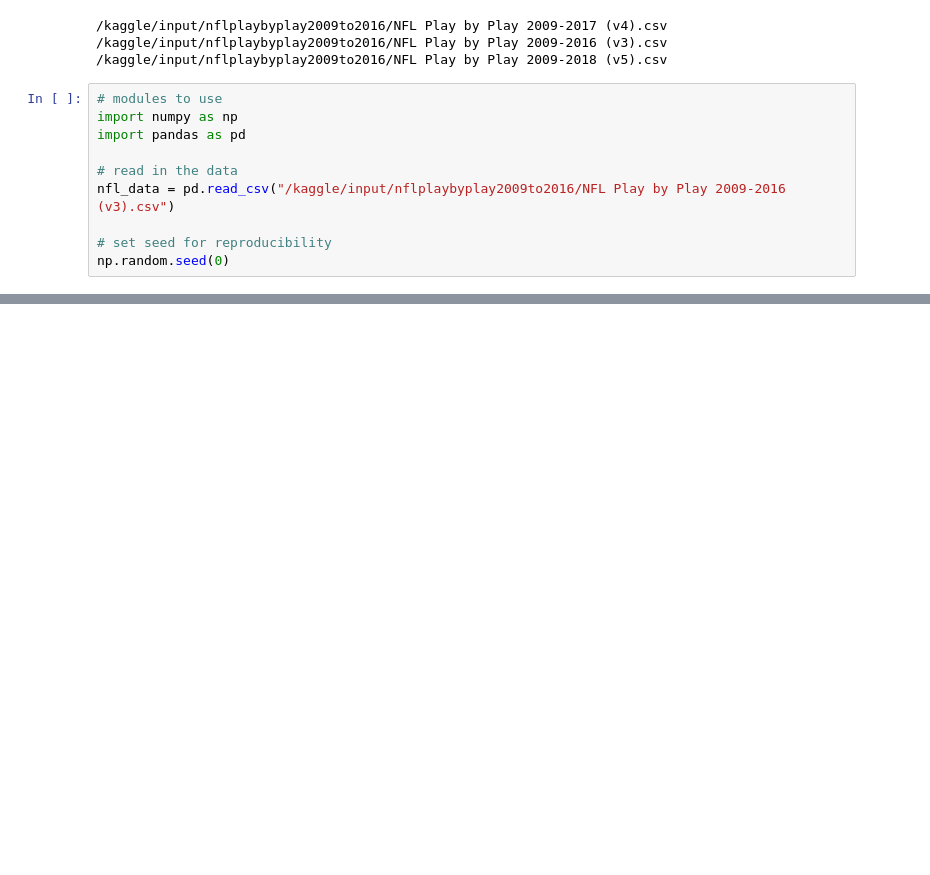
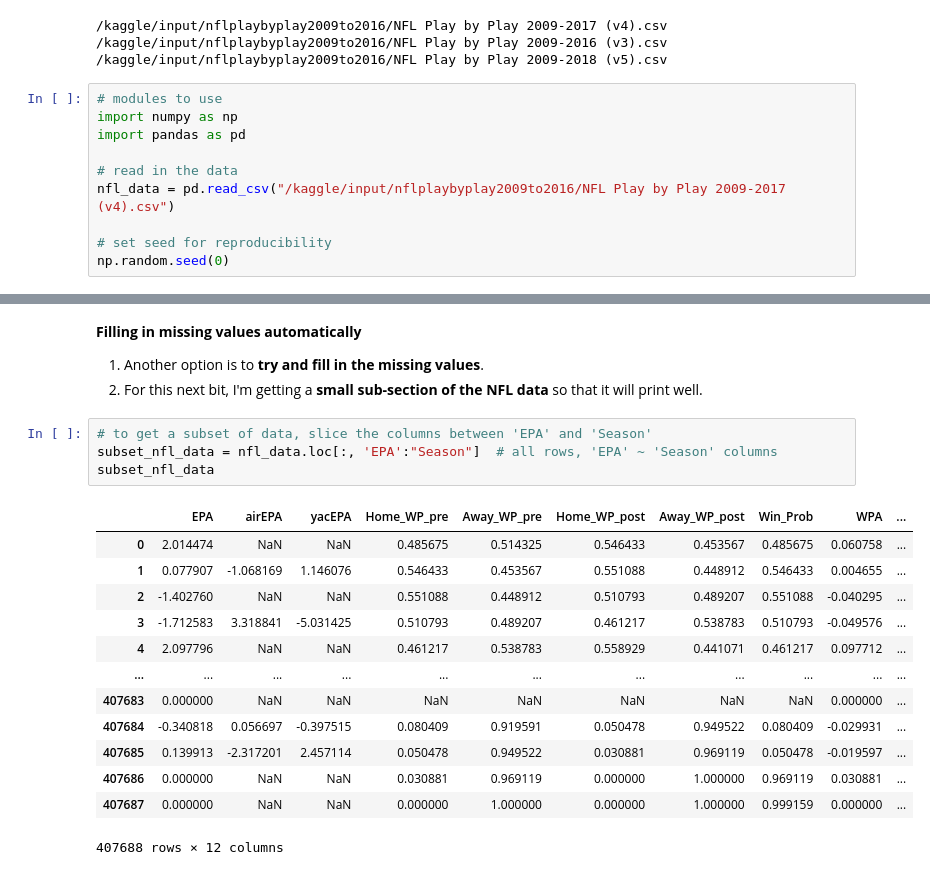
Before and after one commit to albert-joonyoung-park/kaggle-lessons, a Jupyter notebook: kaggle-data-cleaning.ipynb, the cells around one changed output, grey strips where cells are left out. Drawn from its saved outputs; the diff is of its cells as text; blank space fills up the shorter version.

Commit message:
Kaggle Notebook | kaggle-data-cleaning | Version 2

```diff
--- a/kaggle-data-cleaning.ipynb
+++ b/kaggle-data-cleaning.ipynb
@@ -26,7 +26,7 @@ import numpy as np
 import pandas as pd
 
 # read in the data
-nfl_data = pd.read_csv("/kaggle/input/nflplaybyplay2009to2016/NFL Play by Play 2009-2016 (v3).csv")
+nfl_data = pd.read_csv("/kaggle/input/nflplaybyplay2009to2016/NFL Play by Play 2009-2017 (v4).csv")
 
 # set seed for reproducibility
 np.random.seed(0)
@@ -61,0 +198,23 @@ Length: 102, dtype: int64
+# %% [markdown]
+**Filling in missing values automatically**
+
+1. Another option is to **try and fill in the missing values**.
+2. For this next bit, I'm getting a **small sub-section of the NFL data** so that it will print well.
+# %%
+# to get a subset of data, slice the columns between 'EPA' and 'Season'
+subset_nfl_data = nfl_data.loc[:, 'EPA':"Season"]  # all rows, 'EPA' ~ 'Season' columns
+subset_nfl_data
+# %% [output]
+|  | EPA | airEPA | yacEPA | Home_WP_pre | Away_WP_pre | Home_WP_post | Away_WP_post | Win_Prob | WPA | ... |
+| 0 | 2.014474 | NaN | NaN | 0.485675 | 0.514325 | 0.546433 | 0.453567 | 0.485675 | 0.060758 | ... |
+| 1 | 0.077907 | -1.068169 | 1.146076 | 0.546433 | 0.453567 | 0.551088 | 0.448912 | 0.546433 | 0.004655 | ... |
+| 2 | -1.402760 | NaN | NaN | 0.551088 | 0.448912 | 0.510793 | 0.489207 | 0.551088 | -0.040295 | ... |
+| 3 | -1.712583 | 3.318841 | -5.031425 | 0.510793 | 0.489207 | 0.461217 | 0.538783 | 0.510793 | -0.049576 | ... |
+| 4 | 2.097796 | NaN | NaN | 0.461217 | 0.538783 | 0.558929 | 0.441071 | 0.461217 | 0.097712 | ... |
+| ... | ... | ... | ... | ... | ... | ... | ... | ... | ... | ... |
+| 407683 | 0.000000 | NaN | NaN | NaN | NaN | NaN | NaN | NaN | 0.000000 | ... |
+| 407684 | -0.340818 | 0.056697 | -0.397515 | 0.080409 | 0.919591 | 0.050478 | 0.949522 | 0.080409 | -0.029931 | ... |
+| 407685 | 0.139913 | -2.317201 | 2.457114 | 0.050478 | 0.949522 | 0.030881 | 0.969119 | 0.050478 | -0.019597 | ... |
+| 407686 | 0.000000 | NaN | NaN | 0.030881 | 0.969119 | 0.000000 | 1.000000 | 0.969119 | 0.030881 | ... |
+| 407687 | 0.000000 | NaN | NaN | 0.000000 | 1.000000 | 0.000000 | 1.000000 | 0.999159 | 0.000000 | ... |
+407688 rows × 12 columns
```
Also changed, not shown: parts of 18 cells of this notebook.
